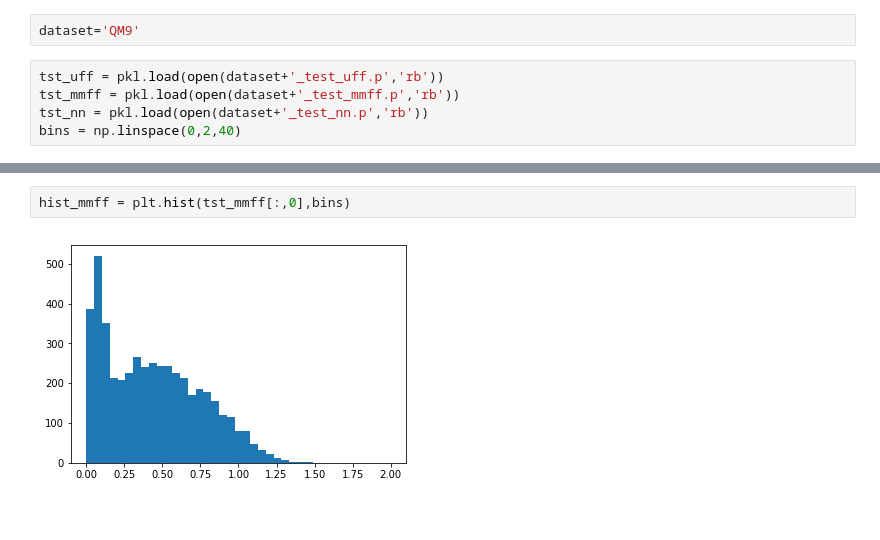
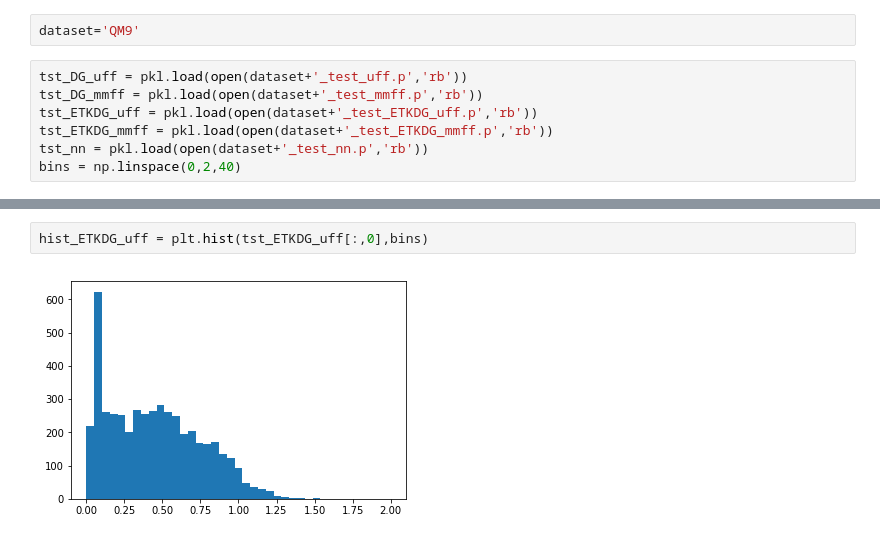
Before and after one commit to nyu-dl/dl4chem-geometry, a Jupyter notebook: summary/result_summary_QM9.ipynb, the cells around one changed output, grey strips where cells are left out. Saved outputs shown, nothing was run; the diff lists cells and outputs as text.

Commit message:
add ETKDG results

```diff
--- a/summary/result_summary_QM9.ipynb
+++ b/summary/result_summary_QM9.ipynb
@@ -7,8 +7,10 @@ import pandas as pd
 # %%
 dataset='QM9'
 # %%
-tst_uff = pkl.load(open(dataset+'_test_uff.p','rb'))
-tst_mmff = pkl.load(open(dataset+'_test_mmff.p','rb'))
+tst_DG_uff = pkl.load(open(dataset+'_test_uff.p','rb'))
+tst_DG_mmff = pkl.load(open(dataset+'_test_mmff.p','rb'))
+tst_ETKDG_uff = pkl.load(open(dataset+'_test_ETKDG_uff.p','rb'))
+tst_ETKDG_mmff = pkl.load(open(dataset+'_test_ETKDG_mmff.p','rb'))
 tst_nn = pkl.load(open(dataset+'_test_nn.p','rb'))
 bins = np.linspace(0,2,40)
 # %%
@@ -56,6 +65,6 @@ hist_uff = plt.hist(tst_uff[:,0],bins)
 # %% [output]
 [figure]
 # %%
-hist_mmff = plt.hist(tst_mmff[:,0],bins)
+hist_ETKDG_uff = plt.hist(tst_ETKDG_uff[:,0],bins)
 # %% [output]
-[figure, old version]
+[figure, new version]
```
Also changed, not shown: parts of 6 cells of this notebook, 1 other file.
